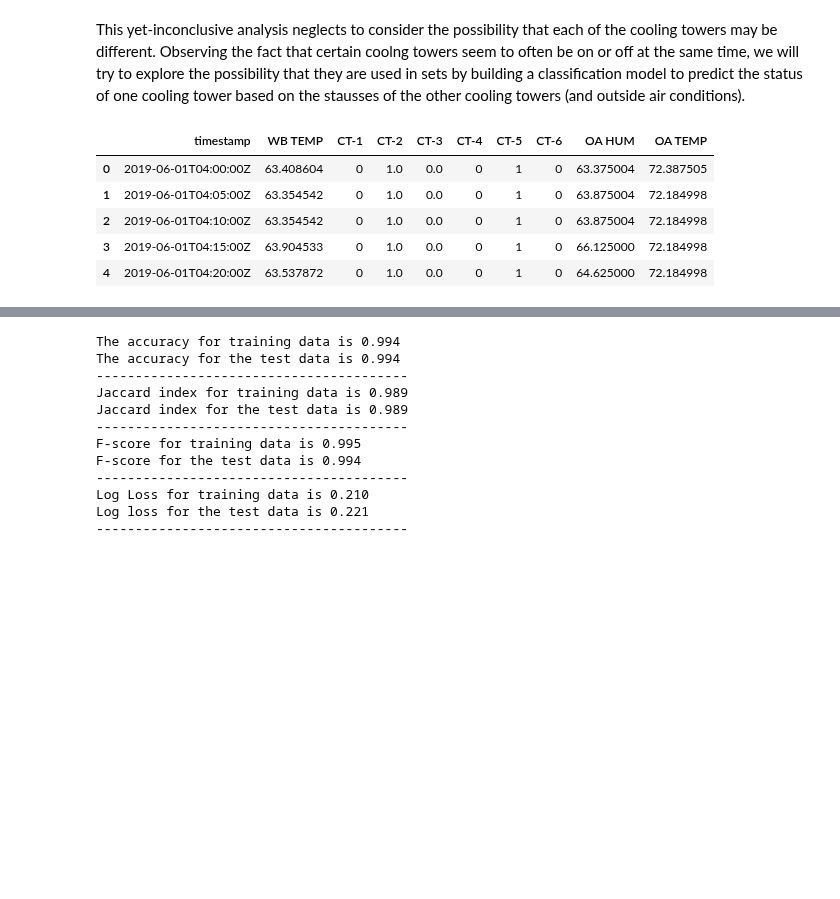
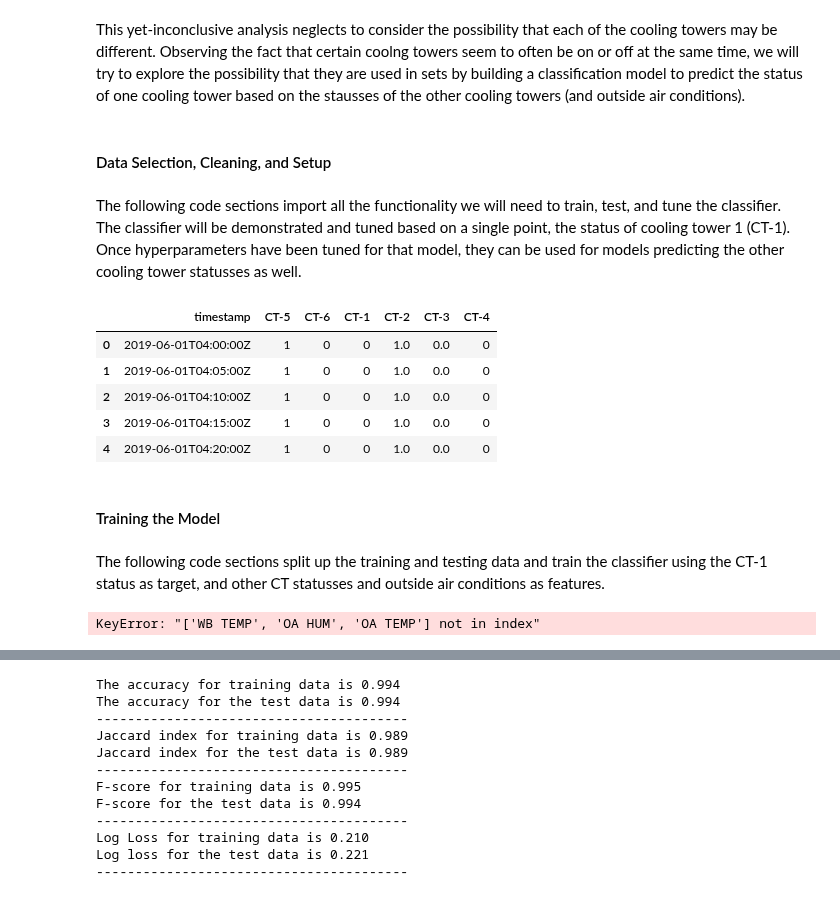
Before and after one commit to yairg98/Data-Driven-Problem-Solving, a Jupyter notebook: Assignments/Final Project/FinalProjectNotebook.ipynb, the cells around one changed output, grey strips where cells are left out. Cells and saved outputs as stored; diff of their text form; code cells hidden in the pictures; blank space fills up the shorter version.

```diff
--- a/Assignments/Final Project/FinalProjectNotebook.ipynb
+++ b/Assignments/Final Project/FinalProjectNotebook.ipynb
@@ -530,41 +530,10 @@ plt.show()
 ### Cooling Tower Status Classification Model
 # %% [markdown]
 This yet-inconclusive analysis neglects to consider the possibility that each of the cooling towers may be different. Observing the fact that certain coolng towers seem to often be on or off at the same time, we will try to explore the possibility that they are used in sets by building a classification model to predict the status of one cooling tower based on the stausses of the other cooling towers (and outside air conditions).
-# %%
-# Points to include in dataframe (status points + OA humidity, OA temp, wet bulb temp)
-incl_points = ct_status_ids + [201722, 201723, 201724]
-
-# Assign correct names to each point ID
-point_names = {
-    201689: "CT-1",
-    201695: "CT-2",
-    201701: "CT-3",
-    201707: "CT-4",
-    201713: "CT-5",
-    201719: "CT-6",
-    201722: "OA HUM",
-    201723: "OA TEMP",
-    201724: "WB TEMP"
-}
-
-# Select your date and time
-start = datetime(2018,6,1,0,0,0).replace(tzinfo=tz)
-end = datetime(2020,6,1,0,0,0).replace(tzinfo=tz)
-
-# Get timeseries data from classifier df
-timeseries_query = TimeseriesQuery(point_ids = incl_points, start = start, end = end)
-query_results = client.stream_point_timeseries(timeseries_query)
-classifier_data = points_df_from_streaming_timeseries(query_results)
-classifier_data = classifier_data.rename(columns=point_names).dropna()
-
-classifier_data.head()
-# %% [output]
-|  | timestamp | WB TEMP | CT-1 | CT-2 | CT-3 | CT-4 | CT-5 | CT-6 | OA HUM | OA TEMP |
-| 0 | 2019-06-01T04:00:00Z | 63.408604 | 0 | 1.0 | 0.0 | 0 | 1 | 0 | 63.375004 | 72.387505 |
-| 1 | 2019-06-01T04:05:00Z | 63.354542 | 0 | 1.0 | 0.0 | 0 | 1 | 0 | 63.875004 | 72.184998 |
-| 2 | 2019-06-01T04:10:00Z | 63.354542 | 0 | 1.0 | 0.0 | 0 | 1 | 0 | 63.875004 | 72.184998 |
-| 3 | 2019-06-01T04:15:00Z | 63.904533 | 0 | 1.0 | 0.0 | 0 | 1 | 0 | 66.125000 | 72.184998 |
-| 4 | 2019-06-01T04:20:00Z | 63.537872 | 0 | 1.0 | 0.0 | 0 | 1 | 0 | 64.625000 | 72.184998 |
+# %% [markdown]
+#### Data Selection, Cleaning, and Setup
+# %% [markdown]
+The following code sections import all the functionality we will need to train, test, and tune the classifier. The classifier will be demonstrated and tuned based on a single point, the status of cooling tower 1 (CT-1). Once hyperparameters have been tuned for that model, they can be used for models predicting the other cooling tower statusses as well.
 # %%
 from sklearn.linear_model import LogisticRegression
 from sklearn.model_selection import train_test_split
@@ -578,6 +547,45 @@ from sklearn.metrics import log_loss
 
 from sklearn.metrics import confusion_matrix
 from sklearn.metrics import ConfusionMatrixDisplay
+# %%
+# Points to include in dataframe (status points + OA humidity, OA temp, wet bulb temp)
+incl_points = ct_status_ids #+ [201722, 201723, 201724]
+
+# Assign correct names to each point ID
+point_names = {
+    201689: "CT-1",
+    201695: "CT-2",
+    201701: "CT-3",
+    201707: "CT-4",
+    201713: "CT-5",
+    201719: "CT-6",
+    201722: "OA HUM",
+    201723: "OA TEMP",
+    201724: "WB TEMP"
+}
+
+# Select your date and time
+start = datetime(2018,6,1,0,0,0).replace(tzinfo=tz)
+end = datetime(2020,6,1,0,0,0).replace(tzinfo=tz)
+
+# Get timeseries data from classifier df
+timeseries_query = TimeseriesQuery(point_ids = incl_points, start = start, end = end)
+query_results = client.stream_point_timeseries(timeseries_query)
+classifier_data = points_df_from_streaming_timeseries(query_results)
+classifier_data = classifier_data.rename(columns=point_names).dropna()
+
+classifier_data.head()
+# %% [output]
+|  | timestamp | CT-5 | CT-6 | CT-1 | CT-2 | CT-3 | CT-4 |
+| 0 | 2019-06-01T04:00:00Z | 1 | 0 | 0 | 1.0 | 0.0 | 0 |
+| 1 | 2019-06-01T04:05:00Z | 1 | 0 | 0 | 1.0 | 0.0 | 0 |
+| 2 | 2019-06-01T04:10:00Z | 1 | 0 | 0 | 1.0 | 0.0 | 0 |
+| 3 | 2019-06-01T04:15:00Z | 1 | 0 | 0 | 1.0 | 0.0 | 0 |
+| 4 | 2019-06-01T04:20:00Z | 1 | 0 | 0 | 1.0 | 0.0 | 0 |
+# %% [markdown]
+#### Training the Model
+# %% [markdown]
+The following code sections split up the training and testing data and train the classifier using the CT-1 status as target, and other CT statusses and outside air conditions as features.
 # %%
 x_data = np.array(classifier_data[['WB TEMP', 'CT-2', 'CT-3', 'CT-4', 'CT-5', 'CT-6', 'OA HUM', 'OA TEMP']])
 y_data = np.array(classifier_data['CT-1'])
@@ -585,6 +593,8 @@ y_data = np.array(classifier_data['CT-1'])
 MinMaxscaler = MinMaxScaler()  # define min max scaler
 x_data_scaled = MinMaxscaler.fit_transform(x_data)  # transform data
 x_train,x_test,y_train,y_test=train_test_split(x_data_scaled,y_data,test_size=0.3)
+# %% [output]
+KeyError: "['WB TEMP', 'OA HUM', 'OA TEMP'] not in index"
 # %%
 lr = LogisticRegression(max_iter=500)
 lr.fit(x_train,y_train)
```
Also changed, not shown: parts of 7 cells of this notebook.
